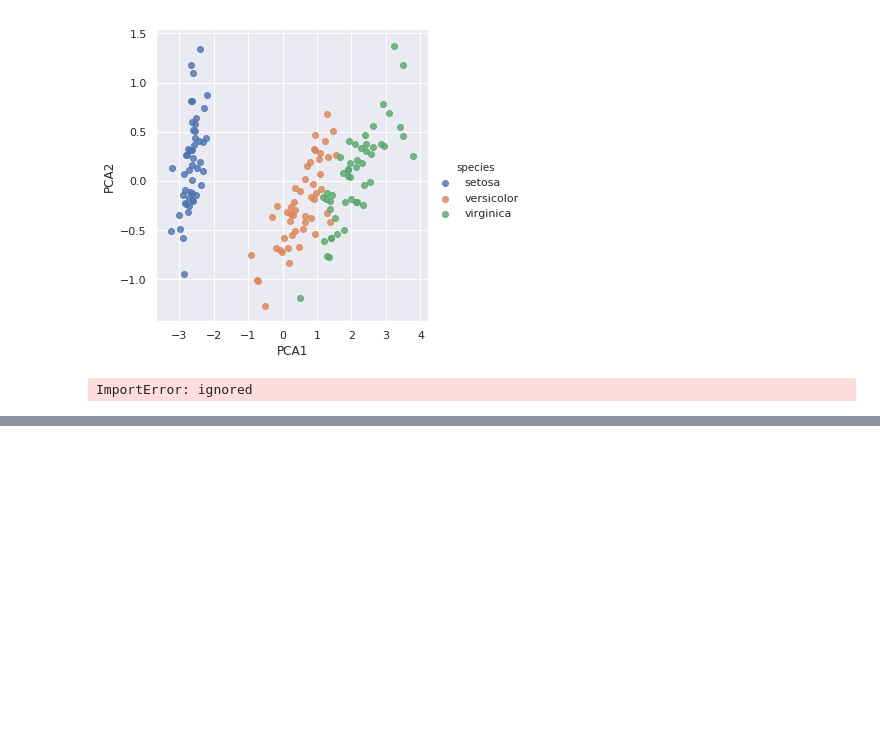
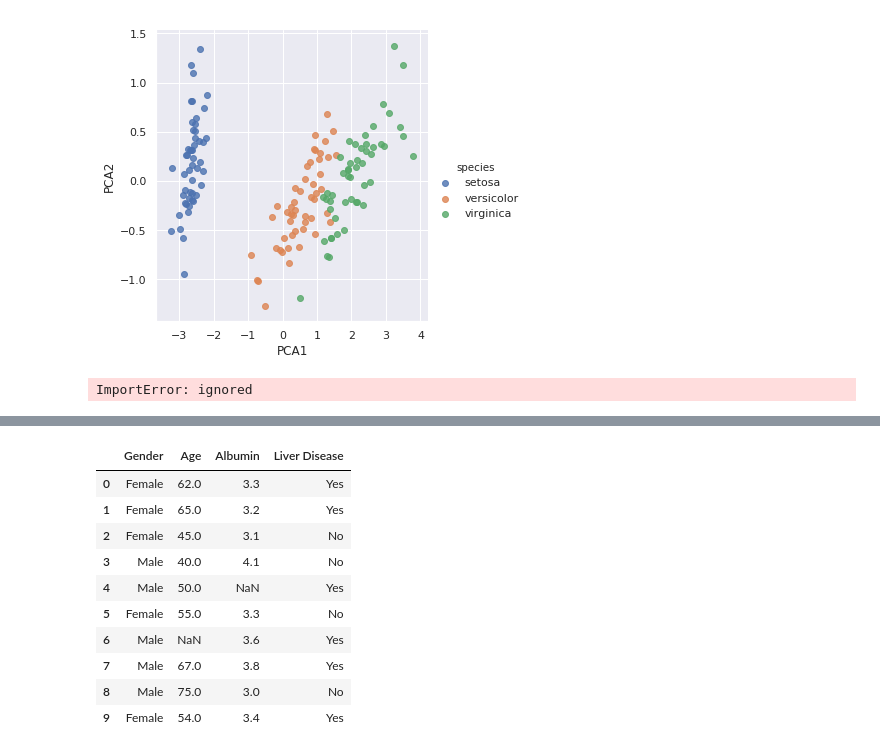
Before and after one commit to chaithrashagu/Internship, a Jupyter notebook: scikit.ipynb, the cells around one changed output, grey strips where cells are left out. Cells and saved outputs as stored; diff of their text form; code cells hidden in the pictures; blank space fills up the shorter version.

```diff
--- a/scikit.ipynb
+++ b/scikit.ipynb
@@ -127,0 +183,20 @@ ImportError: ignored
+# %%
+import numpy as np
+import matplotlib.pyplot as plt
+import pandas as pd
+
+dataset = pd.read_csv('patient.csv')
+# %%
+dataset
+# %% [output]
+|  | Gender | Age | Albumin | Liver Disease |
+| 0 | Female | 62.0 | 3.3 | Yes |
+| 1 | Female | 65.0 | 3.2 | Yes |
+| 2 | Female | 45.0 | 3.1 | No |
+| 3 | Male | 40.0 | 4.1 | No |
+| 4 | Male | 50.0 | NaN | Yes |
+| 5 | Female | 55.0 | 3.3 | No |
+| 6 | Male | NaN | 3.6 | Yes |
+| 7 | Male | 67.0 | 3.8 | Yes |
+| 8 | Male | 75.0 | 3.0 | No |
+| 9 | Female | 54.0 | 3.4 | Yes |
```
Also changed, not shown: parts of 32 cells of this notebook.
